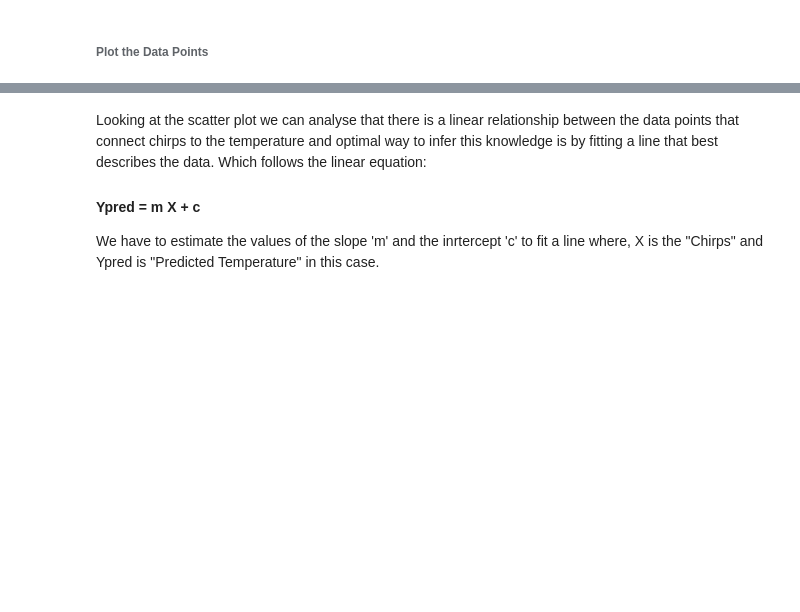
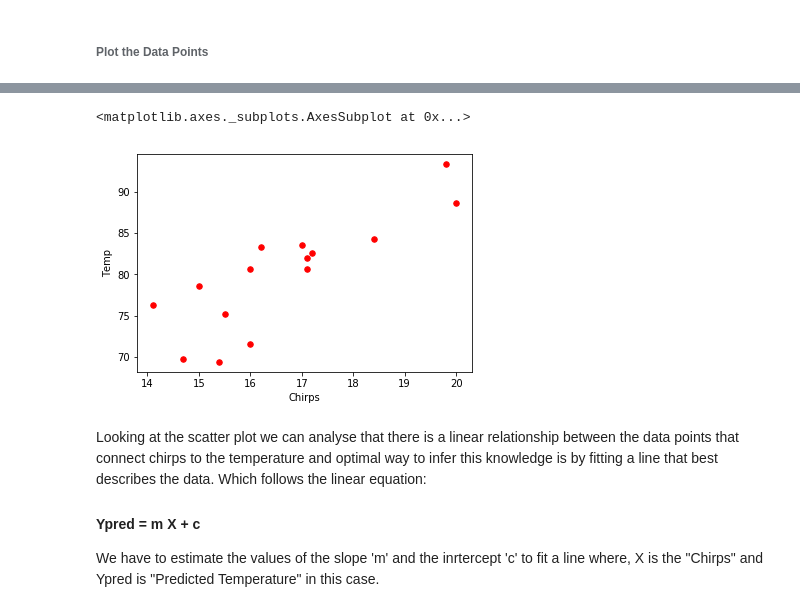
Before and after one commit to hiencb/Courses, a Jupyter notebook: Big Data University/Deep Learning with TensorFlow/Module 1 - Introduction to TensorFlow/1.2 - Exercise - Linear Regression with TensorFlow 1.ipynb, the cells around one changed output, grey strips where cells are left out. Saved outputs shown, nothing was run; the diff lists cells and outputs as text; code cells hidden in the pictures; blank space fills up the shorter version.

```diff
--- a/Big Data University/Deep Learning with TensorFlow/Module 1 - Introduction to TensorFlow/1.2 - Exercise - Linear Regression with TensorFlow 1.ipynb
+++ b/Big Data University/Deep Learning with TensorFlow/Module 1 - Introduction to TensorFlow/1.2 - Exercise - Linear Regression with TensorFlow 1.ipynb
@@ -19,10 +19,9 @@ import matplotlib.pyplot as plt
 # %% [markdown]
 ### Download and Explore the Data
 # %%
-
 #downloading dataset
-!wget -nv -O /resources/data/PierceCricketData.csv https://ibm.box.com/shared/static/fjbsu8qbwm1n5zsw90q6xzfo4ptlsw96.csv
+!wget -nv -O PierceCricketData.csv https://ibm.box.com/shared/static/fjbsu8qbwm1n5zsw90q6xzfo4ptlsw96.csv
 
 
-df = pd.read_csv("/resources/data/PierceCricketData.csv")
+df = pd.read_csv("PierceCricketData.csv")
 df.head()
@@ -42,3 +51,8 @@ plt.ylabel("Temp in Farenhiet")
+# %%
+df.plot.scatter(x='Chirps', y='Temp', c='r', s=30)
+# %% [output]
+<matplotlib.axes._subplots.AxesSubplot at 0x...>
+[figure, added]
 # %% [markdown]
 Looking at the scatter plot we can analyse that there is a linear relationship between the data points that connect chirps to the temperature and optimal way to infer this knowledge is by fitting a line that best describes the data. Which follows the linear equation:
 
```
Also changed, not shown: parts of 8 cells of this notebook, 6 other files.
